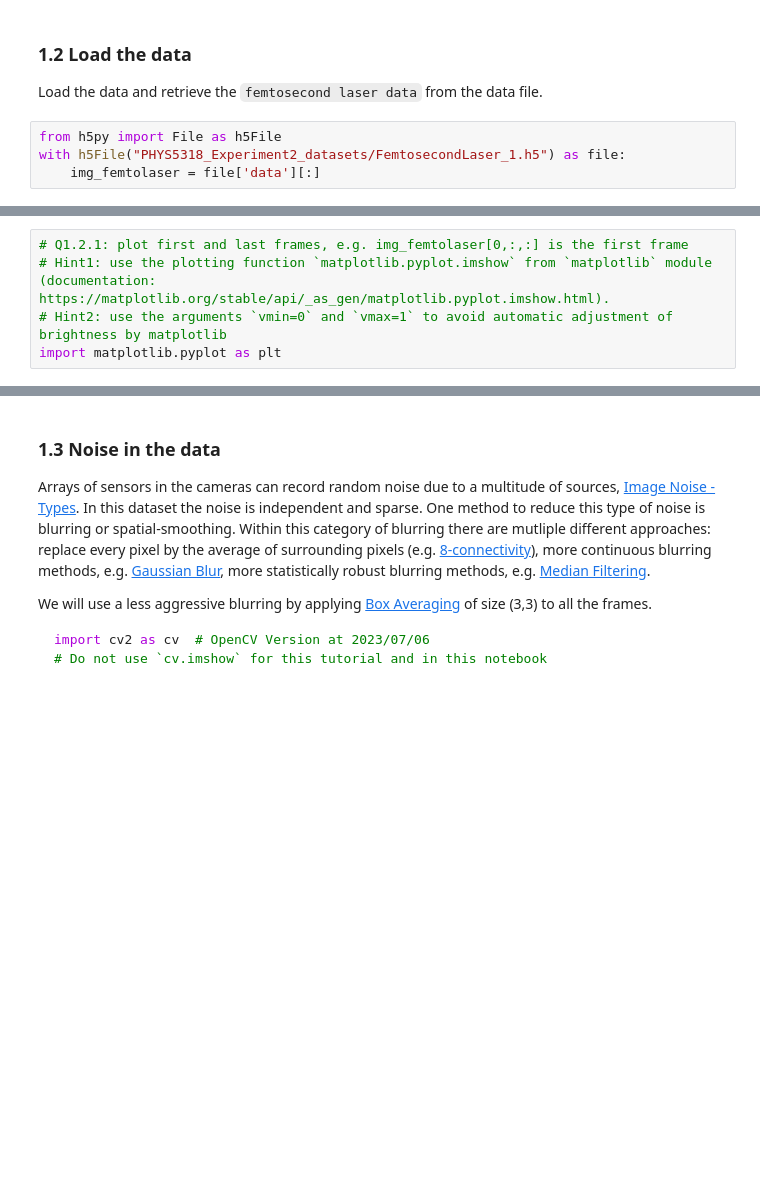
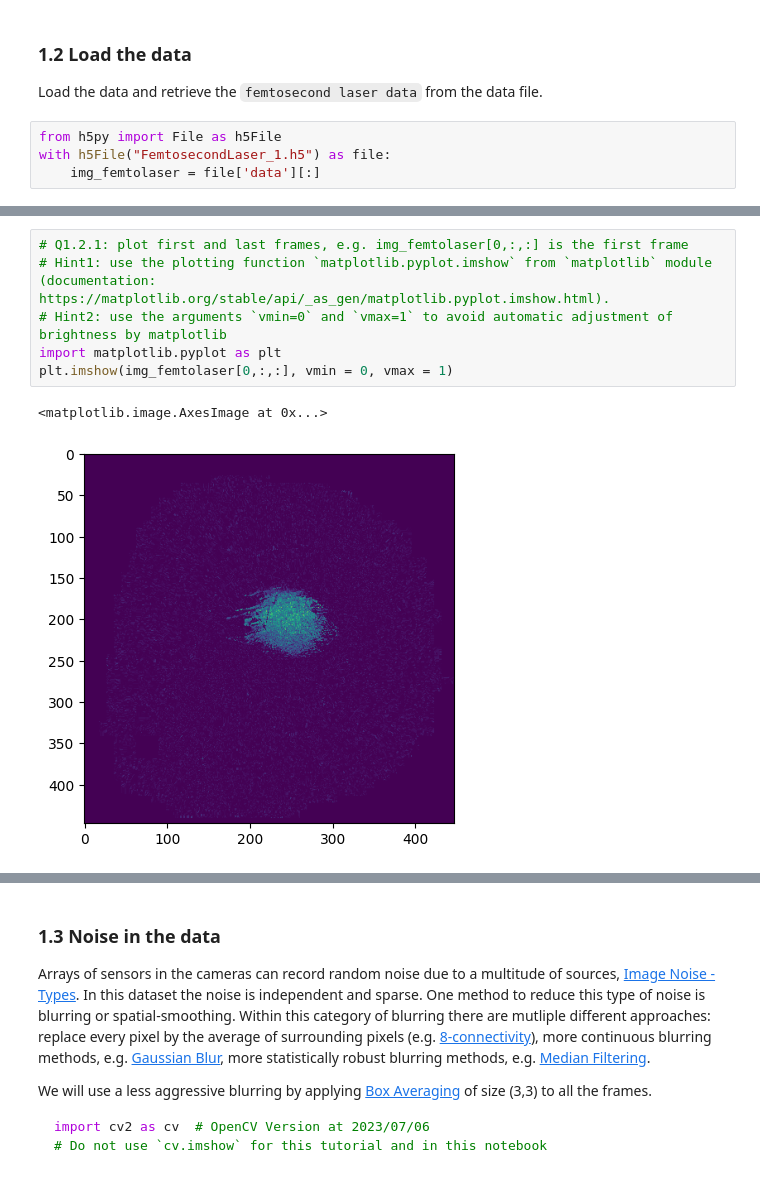
Before and after one commit to Marlon-Jost/PHYS5318_Experiemnt_2, a Jupyter notebook: PHYS5318_Lab2_femtosecond-2.ipynb, the cells around one changed output, grey strips where cells are left out. Saved outputs shown, nothing was run; the diff lists cells and outputs as text; blank space fills up the shorter version.

```diff
--- a/PHYS5318_Lab2_femtosecond-2.ipynb
+++ b/PHYS5318_Lab2_femtosecond-2.ipynb
@@ -28,7 +28,7 @@ The main aim of this homework is to observe, quantify and analyze an example of
 Load the data and retrieve the `femtosecond laser data` from the data file.
 # %%
 from h5py import File as h5File
-with h5File("PHYS5318_Experiment2_datasets/FemtosecondLaser_1.h5") as file:
+with h5File("FemtosecondLaser_1.h5") as file:
     img_femtolaser = file['data'][:]
 # %%
 print( "type of the `file` object:", type(file) )
@@ -38,7 +56,11 @@ print( "pixel values at during time index `5` through `10`, width index `50` and
 # %%
 # Q1.2.1: plot first and last frames, e.g. img_femtolaser[0,:,:] is the first frame
 # Hint1: use the plotting function `matplotlib.pyplot.imshow` from `matplotlib` module (documentation: https://matplotlib.org/stable/api/_as_gen/matplotlib.pyplot.imshow.html).
 # Hint2: use the arguments `vmin=0` and `vmax=1` to avoid automatic adjustment of brightness by matplotlib
 import matplotlib.pyplot as plt
+plt.imshow(img_femtolaser[0,:,:], vmin = 0, vmax = 1)
+# %% [output]
+<matplotlib.image.AxesImage at 0x...>
+[figure, added]
 # %%
 # Q1.2.2: plot a few more frames to show photobleaching over time
```
Also changed, not shown: parts of 4 cells of this notebook.
